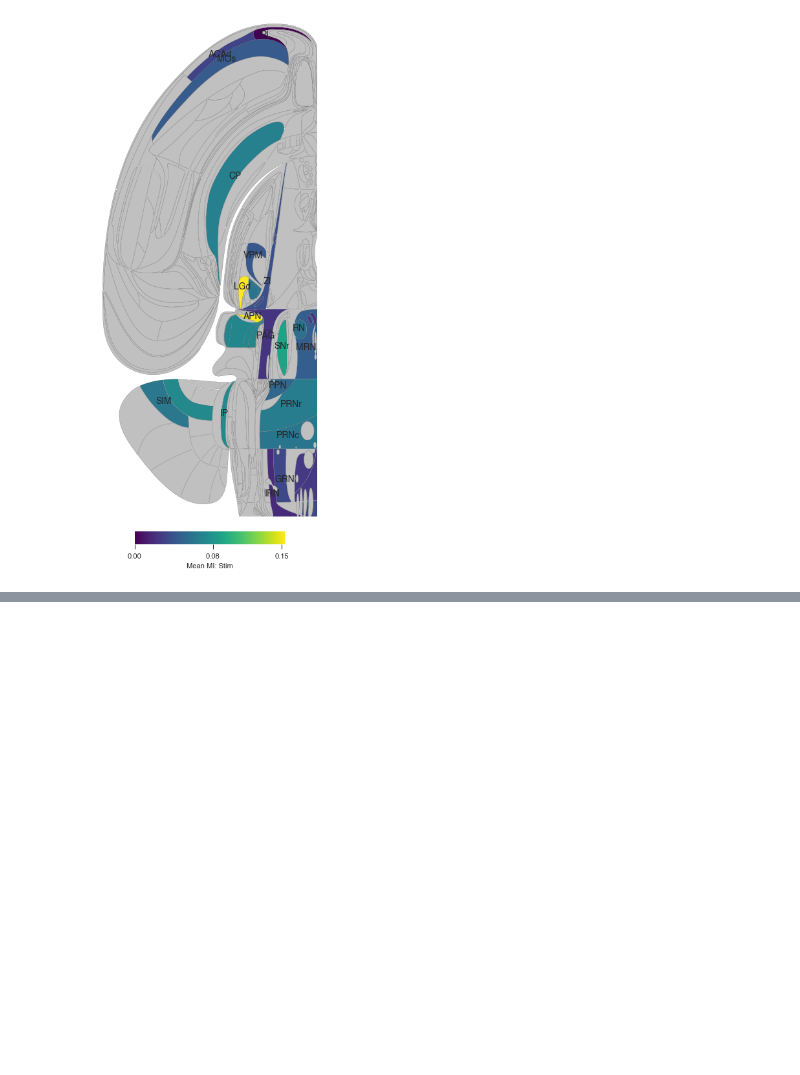
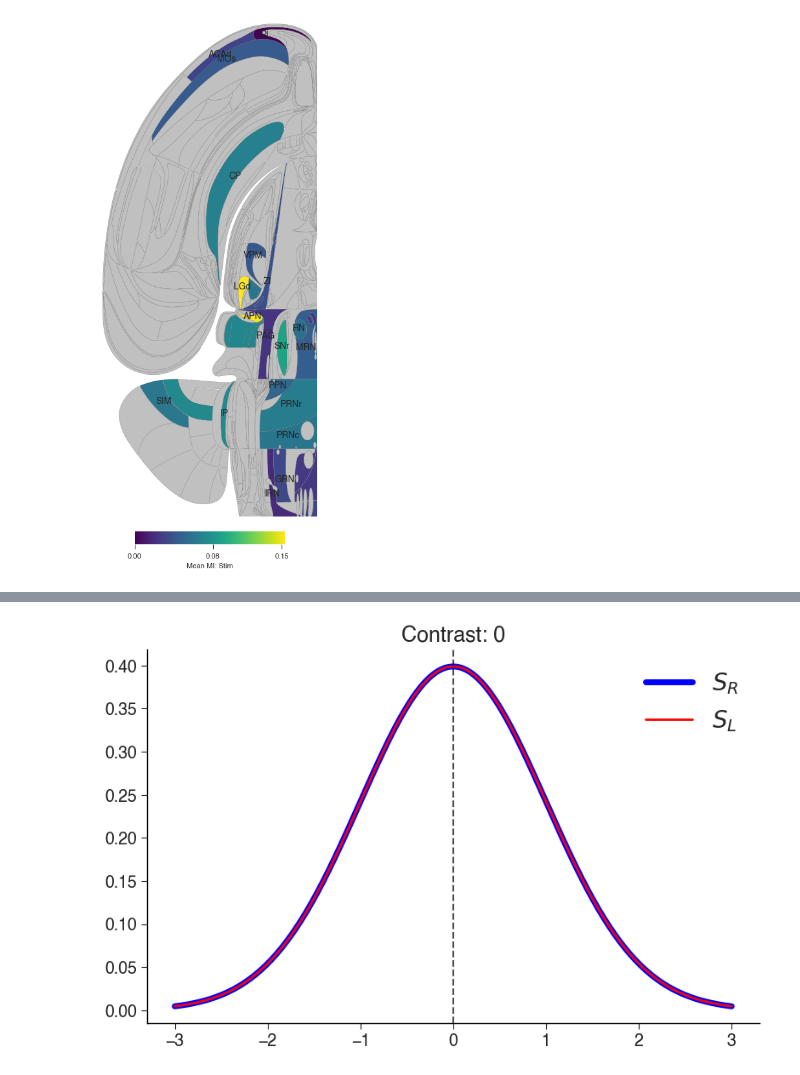
Before and after one commit to debottamKundu/ibl-partial-info-decomp, a Jupyter notebook: notebooks/cleaner_rsi_plots.ipynb, the cells around one changed output, grey strips where cells are left out. Drawn from its saved outputs; the diff is of its cells as text; code cells hidden in the pictures; blank space fills up the shorter version.

```diff
--- a/notebooks/cleaner_rsi_plots.ipynb
+++ b/notebooks/cleaner_rsi_plots.ipynb
@@ -166,15 +217,6 @@ plt.style.use("../figures.style")
 # %%
-import pickle as pkl
-import numpy as np
-import matplotlib.pyplot as plt
-import os
-import glob
-
-# 1. Identify the regions
-# You can either define important_regions list manually or find the files
-# important_regions = ["VISp", "MOs", ...]
 file_pattern = "../data/generated/summary/choice_stat/*.pkl"
-files = glob.glob(file_pattern)
+files = glob(file_pattern)
 important_regions = [f.split("summary_stat_choice_")[-1] for f in files]
 important_regions = [f.rstrip(".pkl") for f in important_regions]
 
@@ -281,6 +323,7 @@ for ax in axes:
 
 axes[1].set_ylim(0, 0.18)
 
+plt.show()
 # plt.savefig(
 #     "../reports/figures/choice_neurons_mi.png", dpi=300, bbox_inches="tight", facecolor="white"
 # )
@@ -634,0 +786,36 @@ cax = add_cbar(
+# %%
+plt.style.use("../figures.style")
+# %%
+import numpy as np
+import matplotlib.pyplot as plt
+import scipy.stats as stats
+
+# Define the x-axis range (from -3 to 6.5)
+x = np.linspace(-3, 3, 1000)
+
+# Parameters
+mu1, sigma1 = 0.0, 1
+mu2, sigma2 = 0.0, 1
+
+# Calculate the probability density functions
+y1 = stats.norm.pdf(x, loc=mu1, scale=sigma1)
+y2 = stats.norm.pdf(x, loc=mu2, scale=sigma2)
+
+# Create the figure
+plt.figure(figsize=(8, 5))
+
+# Plot the two lines with different colors
+plt.plot(x, y2, color="blue", linewidth=5, label="$S_R$")
+plt.plot(x, y1, color="red", linewidth=2, label="$S_L$")
+plt.axvline(x=mu1, color="k", linestyle="--", alpha=0.7)
+# plt.axvline(x=mu2, color="blue", linestyle="--", alpha=0.7)
+# Add labels, title, and a legend
+sns.despine()
+plt.legend(fontsize=20)
+
+# Show the plot
+plt.tight_layout()
+plt.title("Contrast: 0")
+plt.show()
+# %% [output]
+[figure, added]
```
Also changed, not shown: parts of 29 cells of this notebook, 8 other files.
